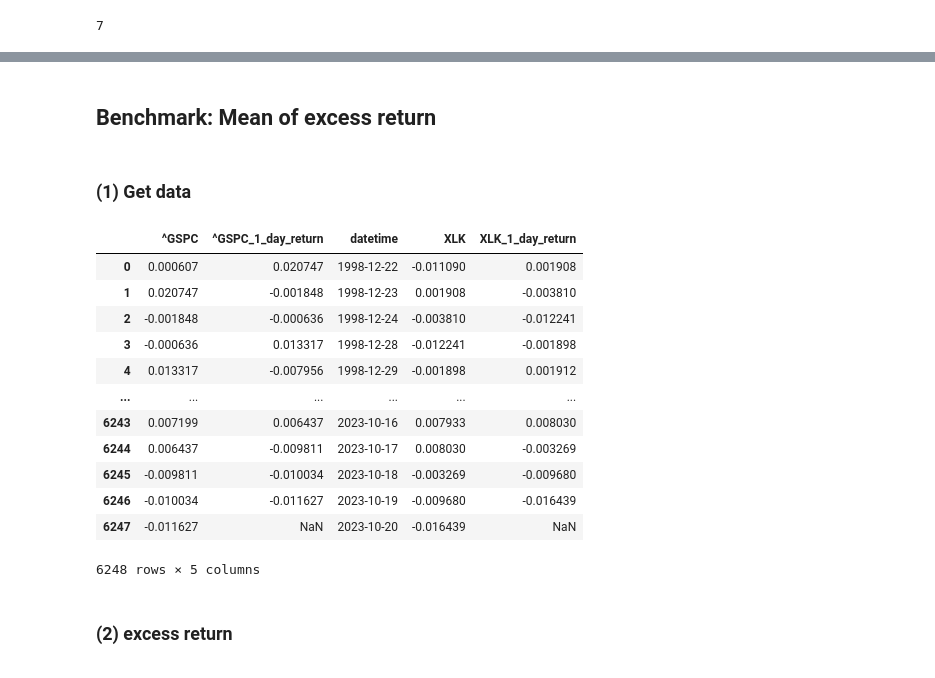
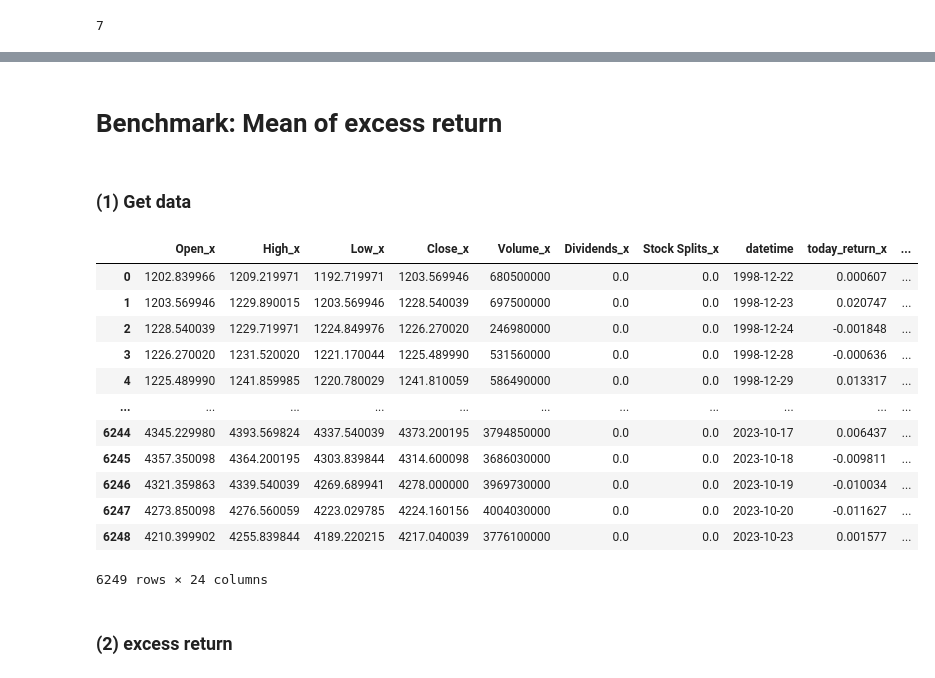
Before and after one commit to yogaliu-ds/Research-D5-Synthesized-input-model, a Jupyter notebook: 2_Benchmark - Multi-class - Sector - (2) Mean of excess return.ipynb, the cells around one changed output, grey strips where cells are left out. Cells and saved outputs as stored; diff of their text form; code cells hidden in the pictures.

```diff
--- a/2_Benchmark - Multi-class - Sector - (2) Mean of excess return.ipynb
+++ b/2_Benchmark - Multi-class - Sector - (2) Mean of excess return.ipynb
@@ -183,7 +86,7 @@ def same_seed(seed):
 # Set seed for reproducibility
 same_seed(config['seed'])
 # %% [markdown]
-## Benchmark: Mean of excess return
+# Benchmark: Mean of excess return
 # %% [markdown]
 ### (1) Get data
 # %%
@@ -216,38 +119,38 @@ def day_return(df, n, id):
 # %%
 # ids = ["^DJI", "^GSPC", "^NDX", "^IXIC", "^SOX", '^NYA', 'XLK']  # DJSI
 ids = ["^GSPC", 'XLK']  # DJSI
 
 df_list = []
 
 for id in ids:
   dji = yf.Ticker(id)
   df = dji.history(period='Max')
   df = datetime_func(df)
   df = day_return(df, n=1, id=id)
   df[(str(id))] = (df['Close']-df['Open']) / df['Open']
-  df = df[[(str(id)), f'{id}_1_day_return', 'datetime']]
+  # df = df[[(str(id)), f'{id}_1_day_return', 'datetime']]
   df_list.append(df)
 
 # Merge dataframes
 df_index = df_list[0]
 for df in df_list[1:]:
   df_index = pd.merge(df_index, df, on='datetime', how='inner')
 
 df_index
 # %% [output]
-|  | ^GSPC | ^GSPC_1_day_return | datetime | XLK | XLK_1_day_return |
-| 0 | 0.000607 | 0.020747 | 1998-12-22 | -0.011090 | 0.001908 |
-| 1 | 0.020747 | -0.001848 | 1998-12-23 | 0.001908 | -0.003810 |
-| 2 | -0.001848 | -0.000636 | 1998-12-24 | -0.003810 | -0.012241 |
-| 3 | -0.000636 | 0.013317 | 1998-12-28 | -0.012241 | -0.001898 |
-| 4 | 0.013317 | -0.007956 | 1998-12-29 | -0.001898 | 0.001912 |
-| ... | ... | ... | ... | ... | ... |
-| 6243 | 0.007199 | 0.006437 | 2023-10-16 | 0.007933 | 0.008030 |
-| 6244 | 0.006437 | -0.009811 | 2023-10-17 | 0.008030 | -0.003269 |
-| 6245 | -0.009811 | -0.010034 | 2023-10-18 | -0.003269 | -0.009680 |
-| 6246 | -0.010034 | -0.011627 | 2023-10-19 | -0.009680 | -0.016439 |
-| 6247 | -0.011627 | NaN | 2023-10-20 | -0.016439 | NaN |
+|  | Open_x | High_x | Low_x | Close_x | Volume_x | Dividends_x | Stock Splits_x | datetime | today_return_x | ... |
+| 0 | 1202.839966 | 1209.219971 | 1192.719971 | 1203.569946 | 680500000 | 0.0 | 0.0 | 1998-12-22 | 0.000607 | ... |
+| 1 | 1203.569946 | 1229.890015 | 1203.569946 | 1228.540039 | 697500000 | 0.0 | 0.0 | 1998-12-23 | 0.020747 | ... |
+| 2 | 1228.540039 | 1229.719971 | 1224.849976 | 1226.270020 | 246980000 | 0.0 | 0.0 | 1998-12-24 | -0.001848 | ... |
+| 3 | 1226.270020 | 1231.520020 | 1221.170044 | 1225.489990 | 531560000 | 0.0 | 0.0 | 1998-12-28 | -0.000636 | ... |
+| 4 | 1225.489990 | 1241.859985 | 1220.780029 | 1241.810059 | 586490000 | 0.0 | 0.0 | 1998-12-29 | 0.013317 | ... |
+| ... | ... | ... | ... | ... | ... | ... | ... | ... | ... | ... |
+| 6244 | 4345.229980 | 4393.569824 | 4337.540039 | 4373.200195 | 3794850000 | 0.0 | 0.0 | 2023-10-17 | 0.006437 | ... |
+| 6245 | 4357.350098 | 4364.200195 | 4303.839844 | 4314.600098 | 3686030000 | 0.0 | 0.0 | 2023-10-18 | -0.009811 | ... |
+| 6246 | 4321.359863 | 4339.540039 | 4269.689941 | 4278.000000 | 3969730000 | 0.0 | 0.0 | 2023-10-19 | -0.010034 | ... |
+| 6247 | 4273.850098 | 4276.560059 | 4223.029785 | 4224.160156 | 4004030000 | 0.0 | 0.0 | 2023-10-20 | -0.011627 | ... |
+| 6248 | 4210.399902 | 4255.839844 | 4189.220215 | 4217.040039 | 3776100000 | 0.0 | 0.0 | 2023-10-23 | 0.001577 | ... |
-6248 rows × 5 columns
+6249 rows × 24 columns
 # %% [markdown]
 ### (2) excess return
 # %%
```
Also changed, not shown: parts of 17 cells of this notebook.
